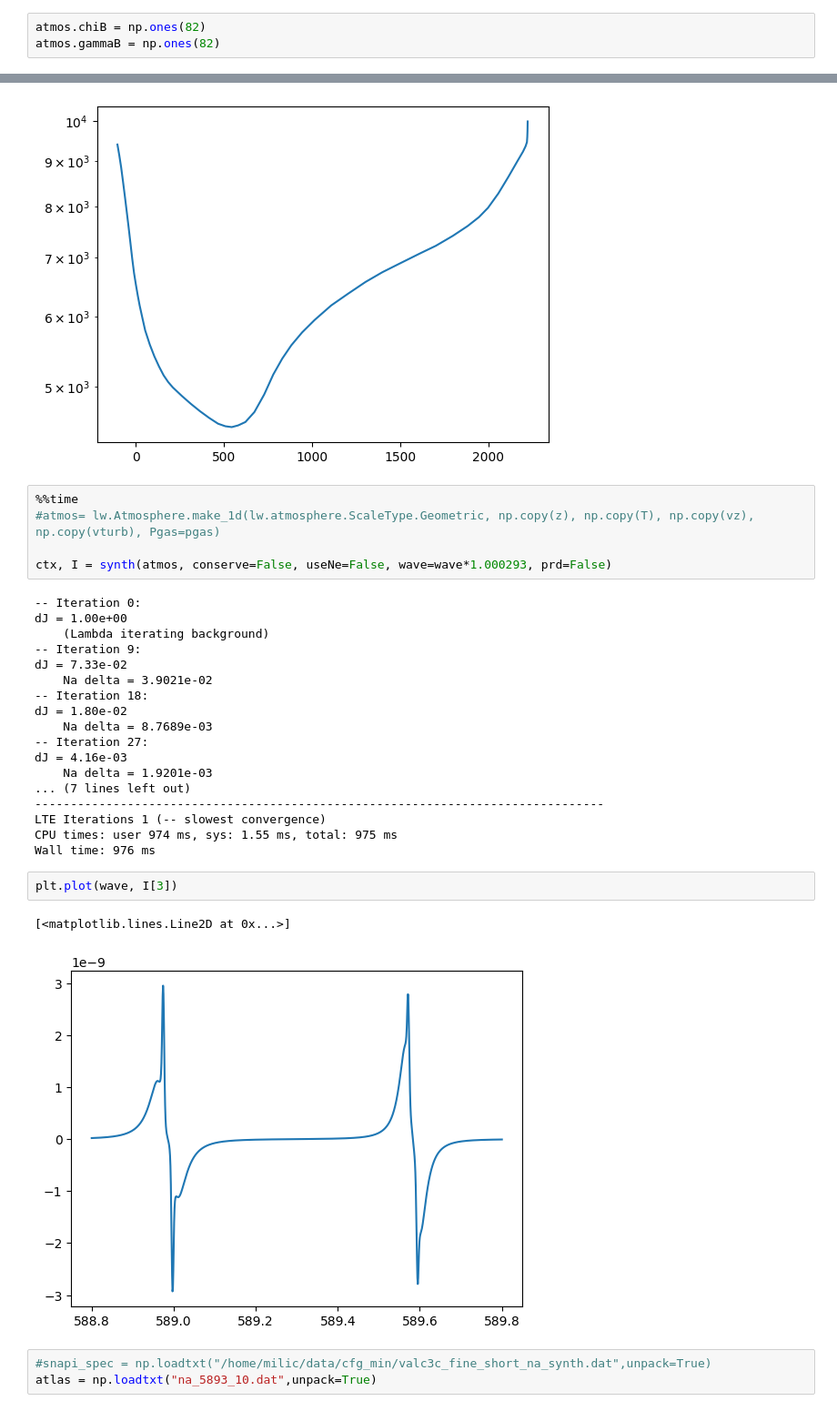
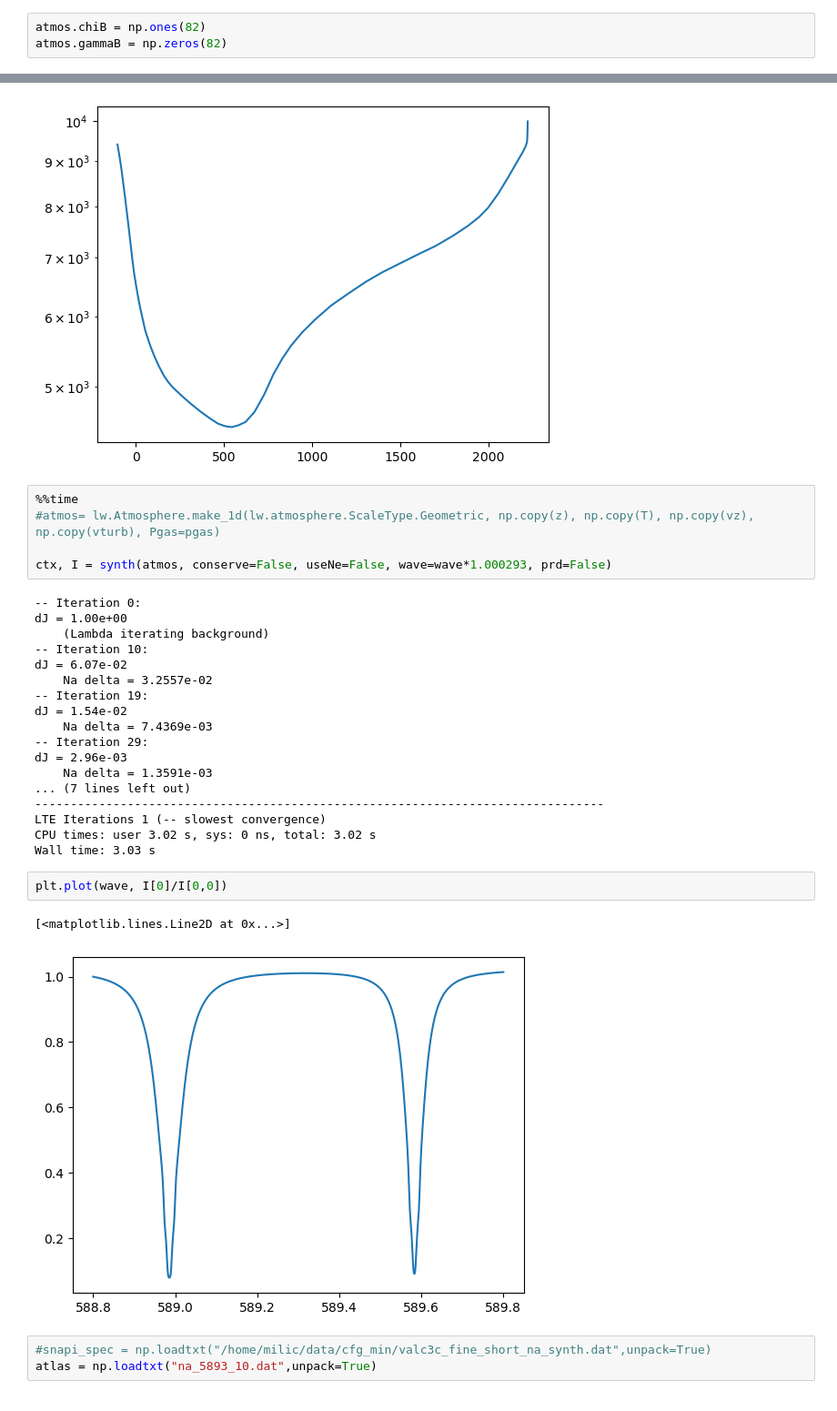
Before and after one commit to TheodoreKostic/Tracking_features, a Jupyter notebook: synth/nlte_examples.ipynb, the cells around one changed output, grey strips where cells are left out. Shown at 91% size. Saved outputs shown, nothing was run; the diff lists cells and outputs as text.

```diff
--- a/synth/nlte_examples.ipynb
+++ b/synth/nlte_examples.ipynb
@@ -129,7 +124,7 @@ atmos.temperature[-11]
 atmos.B  = np.ones(82) * 0.2
 # %%
 atmos.chiB = np.ones(82)
-atmos.gammaB = np.ones(82)
+atmos.gammaB = np.zeros(82)
 # %%
 # For practice, we plot the structure of the atmosphere:
 
@@ -146,25 +141,25 @@ ctx, I = synth(atmos, conserve=False, useNe=False, wave=wave*1.000293, prd=False
 -- Iteration 0:
 dJ = 1.00e+00
     (Lambda iterating background)
--- Iteration 9:
-dJ = 7.33e-02
-    Na delta = 3.9021e-02
--- Iteration 18:
-dJ = 1.80e-02
-    Na delta = 8.7689e-03
--- Iteration 27:
-dJ = 4.16e-03
-    Na delta = 1.9201e-03
+-- Iteration 10:
+dJ = 6.07e-02
+    Na delta = 3.2557e-02
+-- Iteration 19:
+dJ = 1.54e-02
+    Na delta = 7.4369e-03
+-- Iteration 29:
+dJ = 2.96e-03
+    Na delta = 1.3591e-03
 ... (7 lines left out)
 --------------------------------------------------------------------------------
 LTE Iterations 1 (-- slowest convergence)
-CPU times: user 974 ms, sys: 1.55 ms, total: 975 ms
-Wall time: 976 ms
+CPU times: user 3.02 s, sys: 0 ns, total: 3.02 s
+Wall time: 3.03 s
 # %%
-plt.plot(wave, I[3])
+plt.plot(wave, I[0]/I[0,0])
 # %% [output]
 [<matplotlib.lines.Line2D at 0x...>]
-[figure, old version]
+[figure, new version]
 # %%
 #snapi_spec = np.loadtxt("/home/milic/data/cfg_min/valc3c_fine_short_na_synth.dat",unpack=True)
 atlas = np.loadtxt("na_5893_10.dat",unpack=True)
```
Also changed, not shown: parts of 2 cells of this notebook, 1 other file.
